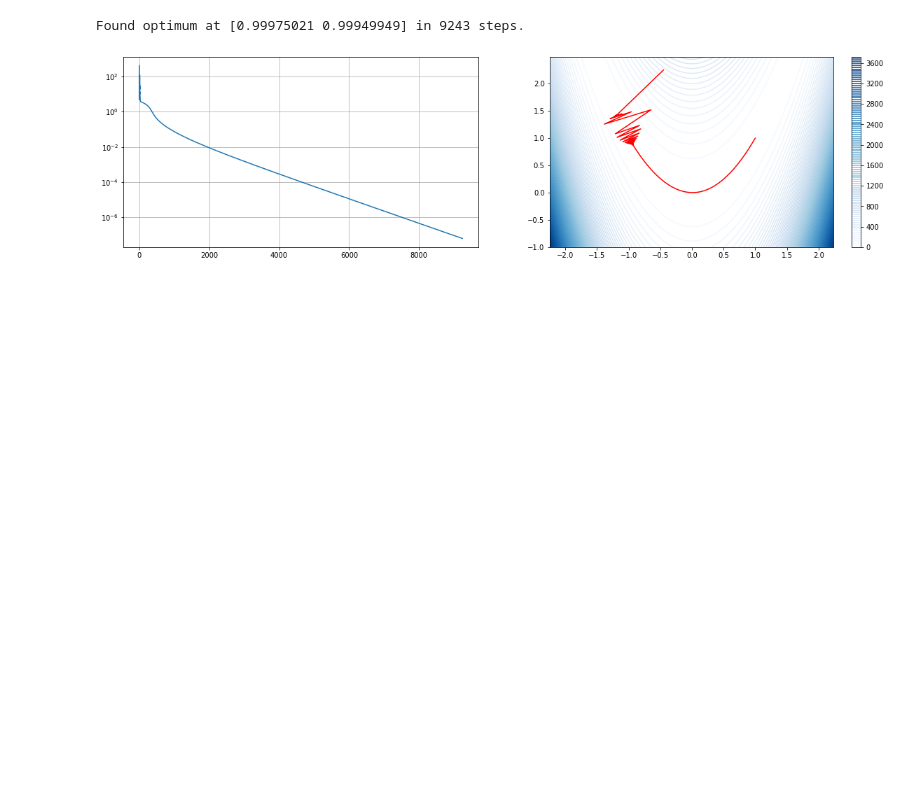
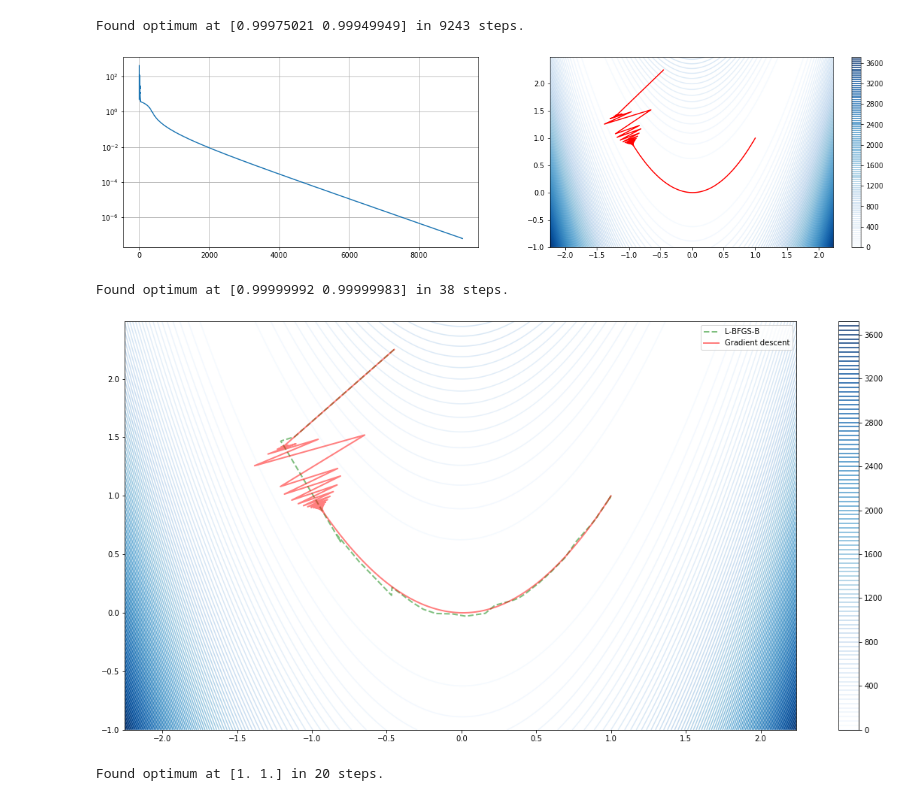
Before and after one commit to mmaku/Kaggle_MNIST, a Jupyter notebook: 11 nn_scratch.ipynb, the cells around one changed output. Saved outputs shown, nothing was run; the diff lists cells and outputs as text; code cells hidden in the pictures; blank space fills up the shorter version.

```diff
--- a/11 nn_scratch.ipynb
+++ b/11 nn_scratch.ipynb
@@ -125,6 +126,6 @@ def rosenbrock(x):
 # %%
-Xzero = [-0.45, 2.25]
-Xopt, Xhist = GD(rosenbrock, Xzero, alpha=2e-3, stop_tolerance=1e-10, max_steps=1e6, verbose=True)
+initial_x = [-0.45, 2.25]
+Xopt, Xhist = GD(rosenbrock, initial_x, alpha=2e-3, verbose=True)
 
 values_hist = [t[1][0] for t in Xhist]
 
@@ -151,0 +186,18 @@ plt.show()
+# %%
+Xopt_bfgs, Xhist_bfgs = fmin_l_bfgs_b_hist(rosenbrock, initial_x, verbose=True)
+
+values_hist_bfgs = [t[1][0] for t in Xhist_bfgs]
+# %% [output]
+Found optimum at [0.99999992 0.99999983] in 38 steps.
+# %%
+plt.subplots(figsize=(20, 10))
+
+plt.plot([t[0][0] for t in Xhist_bfgs], [t[0][1] for t in Xhist_bfgs], '--', color='green', alpha=0.5, linewidth=2, label='L-BFGS-B')
+plt.plot([t[0][0] for t in Xhist], [t[0][1] for t in Xhist], color='red', alpha=0.5, linewidth=2, label='Gradient descent')
+plt.contour(X, Y, Z, 100, cmap='Blues')
+plt.colorbar()
+plt.legend()
+
+plt.show()
+# %% [output]
+[figure, added]
@@ -151,0 +309,6 @@ plt.show()
+# %%
+Xopt_newton, Xhist_newton = Newton(rosenbrock_hessian, initial_x, verbose=True)
+
+values_hist_newton = [t[1][0] for t in Xhist_newton]
+# %% [output]
+Found optimum at [1. 1.] in 20 steps.
```
Also changed, not shown: parts of 8 cells of this notebook.
